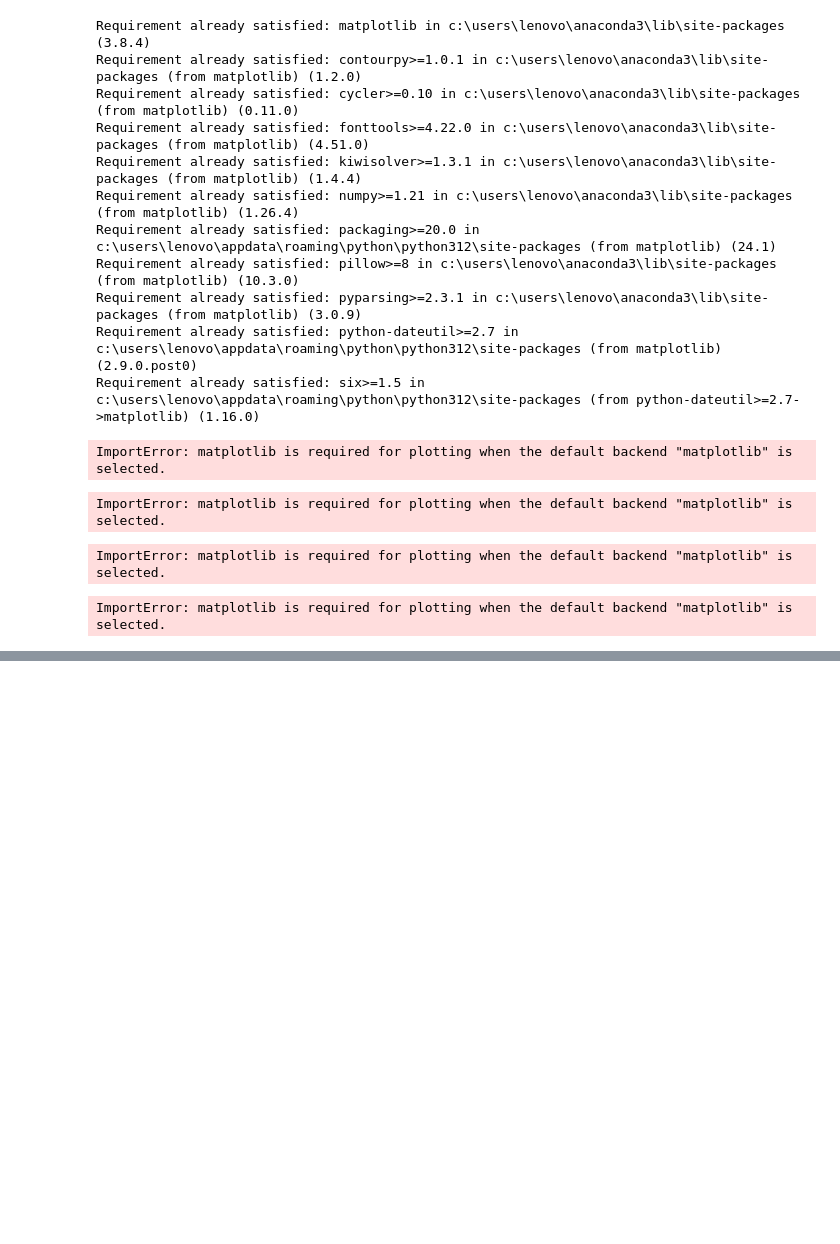
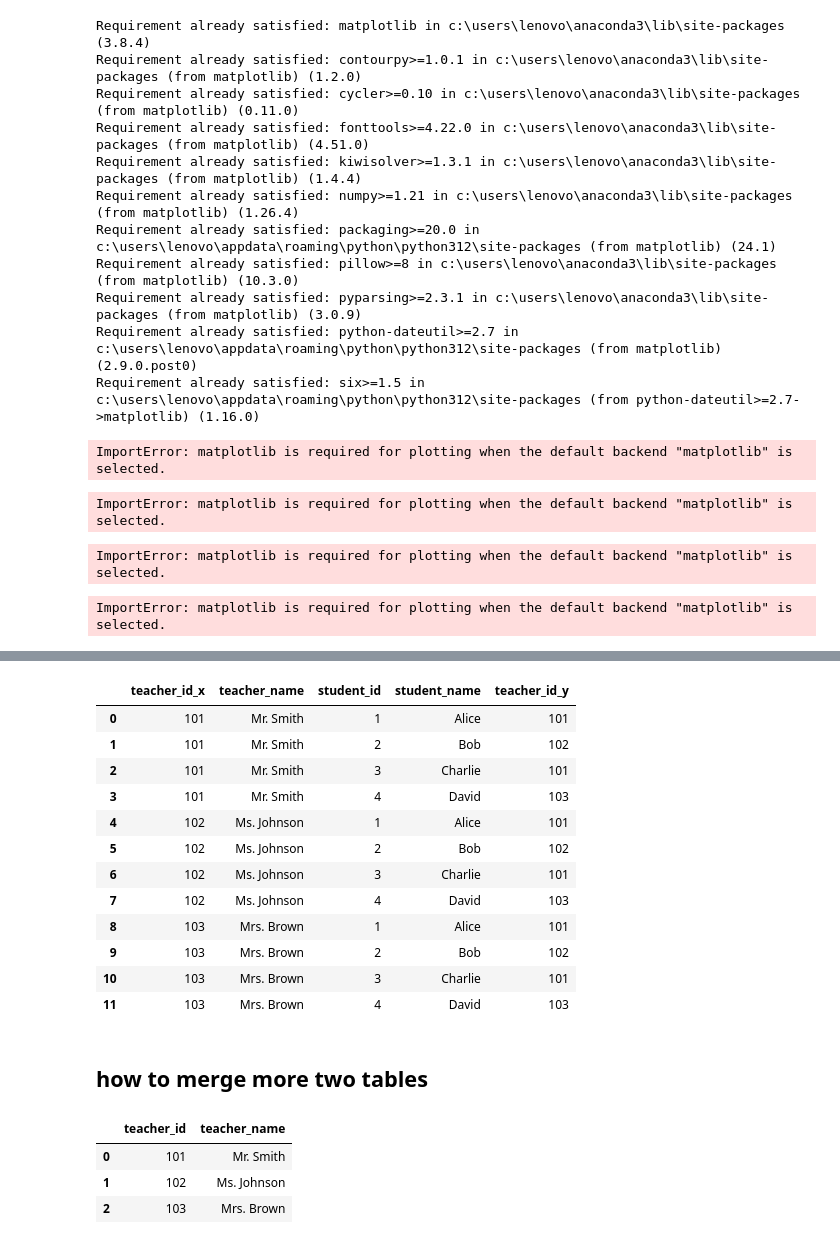
Before and after one commit to Fatima-naeem66744/batch-62, a Jupyter notebook: learn_python/python-lectures/class19.ipynb, the cells around one changed output, grey strips where cells are left out. Saved outputs shown, nothing was run; the diff lists cells and outputs as text; code cells hidden in the pictures; blank space fills up the shorter version.

```diff
--- a/learn_python/python-lectures/class19.ipynb
+++ b/learn_python/python-lectures/class19.ipynb
@@ -683,0 +676,32 @@ ImportError: matplotlib is required for plotting when the default backend "matpl
+# %%
+import pandas as pd
+
+# Create the Students DataFrame
+students = pd.DataFrame({
+    'student_id': [1, 2, 3, 4],
+    'student_name': ['Alice', 'Bob', 'Charlie', 'David'],
+    't_id': [101, 102, 101, 103]
+})
+
+# Create the Teachers DataFrame
+teachers = pd.DataFrame({
+    'teacher_id': [101, 102, 103],
+    'teacher_name': ['Mr. Smith', 'Ms. Johnson', 'Mrs. Brown']
+})
+
+# Create the Student Fees DataFrame
+student_fees = pd.DataFrame({
+    'student_id': [1, 2, 3],
+    'fee_paid': [500, 600, 550],
+    'fee_due': [100, 200, 150]
+})
+
+# Display the DataFrames
+print("Students DataFrame:")
+print(students)
+
+print("\nTeachers DataFrame:")
+print(teachers)
+
+print("\nStudent Fees DataFrame:")
+print(student_fees)
@@ -683,0 +799,26 @@ ImportError: matplotlib is required for plotting when the default backend "matpl
+# %%
+df2 = df = pd.merge(teachers , students , how='cross')
+df2
+# %% [output]
+|  | teacher_id_x | teacher_name | student_id | student_name | teacher_id_y |
+| 0 | 101 | Mr. Smith | 1 | Alice | 101 |
+| 1 | 101 | Mr. Smith | 2 | Bob | 102 |
+| 2 | 101 | Mr. Smith | 3 | Charlie | 101 |
+| 3 | 101 | Mr. Smith | 4 | David | 103 |
+| 4 | 102 | Ms. Johnson | 1 | Alice | 101 |
+| 5 | 102 | Ms. Johnson | 2 | Bob | 102 |
+| 6 | 102 | Ms. Johnson | 3 | Charlie | 101 |
+| 7 | 102 | Ms. Johnson | 4 | David | 103 |
+| 8 | 103 | Mrs. Brown | 1 | Alice | 101 |
+| 9 | 103 | Mrs. Brown | 2 | Bob | 102 |
+| 10 | 103 | Mrs. Brown | 3 | Charlie | 101 |
+| 11 | 103 | Mrs. Brown | 4 | David | 103 |
+# %% [markdown]
+## how to merge more two tables
+# %%
+teachers
+# %% [output]
+|  | teacher_id | teacher_name |
+| 0 | 101 | Mr. Smith |
+| 1 | 102 | Ms. Johnson |
+| 2 | 103 | Mrs. Brown |
```
Also changed, not shown: parts of 26 cells of this notebook, 17 other files.
